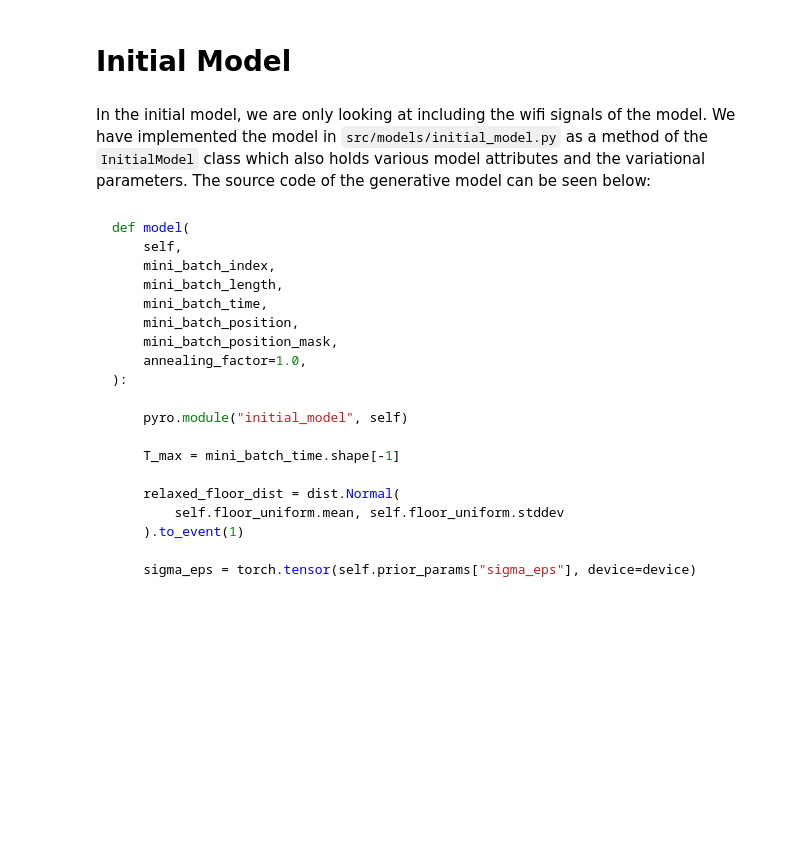
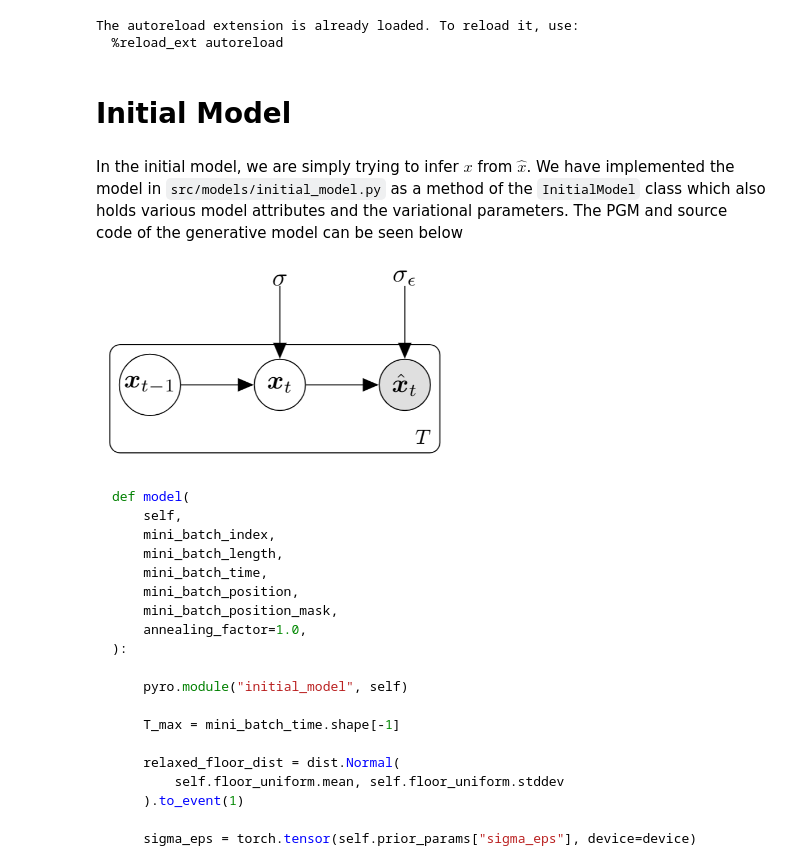
Before and after one commit to sorenhartmann/indoor-location-navigation, a Jupyter notebook: notebooks/1-initial-model.ipynb, the cells around one changed output. Cells and saved outputs as stored; diff of their text form; code cells hidden in the pictures; blank space fills up the shorter version.

Commit message:
Updated inital model notebook

```diff
--- a/notebooks/1-initial-model.ipynb
+++ b/notebooks/1-initial-model.ipynb
@@ -7,7 +7,7 @@ from src.models.initial_model import InitialModel
 from src.data.datasets import FloorDataset
 from src.utils import object_to_markdown
 
-from IPython.display import display
+from IPython.display import display, Image
 
 import seaborn as sns
 import matplotlib.pyplot as plt
@@ -18,10 +18,21 @@ floor_id = "1F"
 
 floor_data = FloorDataset(site_id, floor_id, wifi_threshold=200, sampling_interval=100, include_wifi=False, include_beacon=False)
 sns.set(style="whitegrid")
+
+floor_image = floor_data.image
+floor_height = floor_data.info["map_info"]["height"]
+floor_width = floor_data.info["map_info"]["width"]
+# %% [output]
+The autoreload extension is already loaded. To reload it, use:
+  %reload_ext autoreload
 # %% [markdown]
 # Initial Model
 # %% [markdown]
-In the initial model, we are only looking at including the wifi signals of the model. We have implemented the model in `src/models/initial_model.py` as a method of the `InitialModel` class which also holds various model attributes and the variational parameters. The source code of the generative model can be seen below:
+In the initial model, we are simply trying to infer $x$ from $\hat x$. We have implemented the model in `src/models/initial_model.py` as a method of the `InitialModel` class which also holds various model attributes and the variational parameters. The PGM and source code of the generative model can be seen below
+# %%
+Image(filename='../data/initial_model2.png', width = 350)
+# %% [output]
+[figure, added]
 # %%
 display(object_to_markdown(InitialModel.model))
 # %% [output]
```
Also changed, not shown: parts of 13 cells of this notebook.
